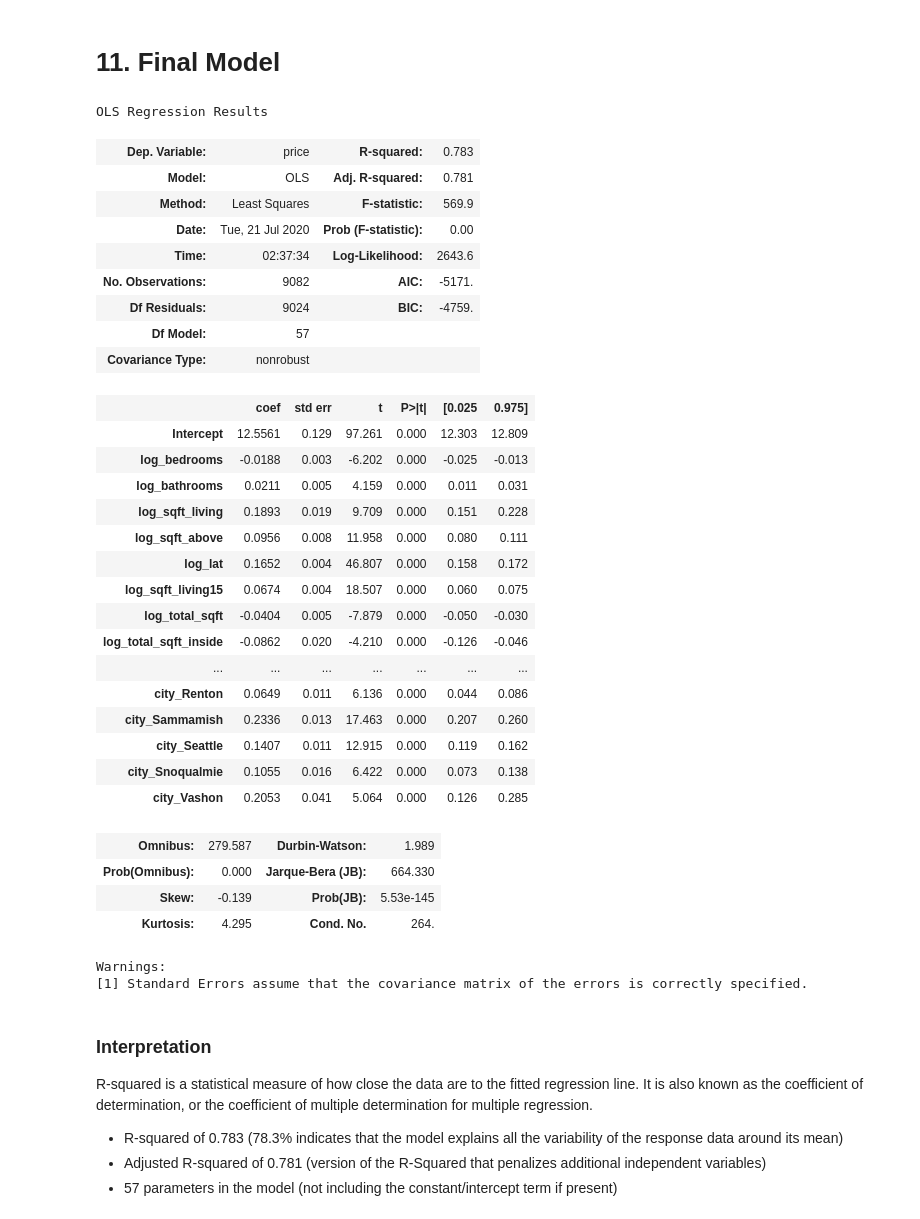
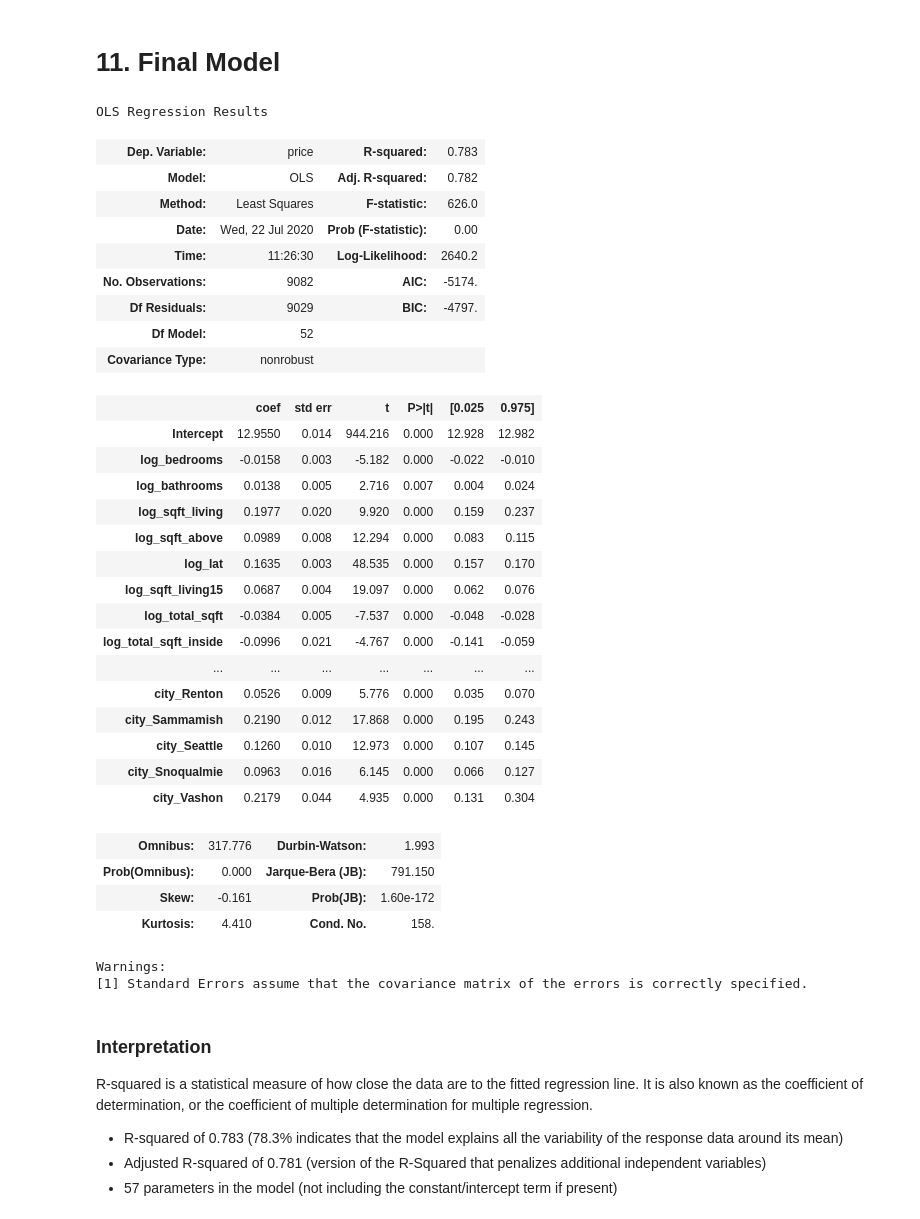
Before and after one commit to ttam37/dsc-mod-2-project-v2-1-onl01-dtsc-ft-052620, a Jupyter notebook: Final Model.ipynb, the cells around one changed output. Saved outputs shown, nothing was run; the diff lists cells and outputs as text; code cells hidden in the pictures.

```diff
--- a/Final Model.ipynb
+++ b/Final Model.ipynb
@@ -264,0 +292,3 @@ model_1_data['price'].hist(bins=30);
+# %%
+model_1_data = pd.concat([model_1_data,dummy_data],axis=1).dropna()
+model_1_data
@@ -264,0 +309,12 @@ model_1_data['price'].hist(bins=30);
+# %%
+# outcome is target
+outcome = 'log_price'
+# x_cols are the predictors
+x_cols = list(model_1_data.drop(['log_price'],axis=1).columns)
+# %%
+# testing regression model with current train data
+pred_sum = '+'.join(x_cols)
+formula = outcome + '~' + pred_sum
+
+model_1_results = ols(formula=formula, data=model_1_data).fit()
+model_1_results.summary()
@@ -311,5 +397,0 @@ y_test: 3028
-# %%
-# outcome is target
-outcome = 'price'
-# x_cols are the predictors
-x_cols = list(x_train_data.columns)
@@ -432,40 +481,40 @@ print(len(p_table),'-->' ,len(x_cols))
 # %%
 # Refit model with subset features
 predictors = '+'.join(x_cols)
 formula = outcome + "~" + predictors
-model_1_results = ols(formula=formula, data=train).fit()
+model_1_results = ols(formula=formula, data=train_data).fit()
 model_1_results.summary()
 # %% [output]
 OLS Regression Results
 | Dep. Variable: | price | R-squared: | 0.783 |
-| Model: | OLS | Adj. R-squared: | 0.781 |
-| Method: | Least Squares | F-statistic: | 569.9 |
-| Date: | Tue, 21 Jul 2020 | Prob (F-statistic): | 0.00 |
-| Time: | 02:37:34 | Log-Likelihood: | 2643.6 |
-| No. Observations: | 9082 | AIC: | -5171. |
-| Df Residuals: | 9024 | BIC: | -4759. |
-| Df Model: | 57 |  |  |
+| Model: | OLS | Adj. R-squared: | 0.782 |
+| Method: | Least Squares | F-statistic: | 626.0 |
+| Date: | Wed, 22 Jul 2020 | Prob (F-statistic): | 0.00 |
+| Time: | 11:26:30 | Log-Likelihood: | 2640.2 |
+| No. Observations: | 9082 | AIC: | -5174. |
+| Df Residuals: | 9029 | BIC: | -4797. |
+| Df Model: | 52 |  |  |
 | Covariance Type: | nonrobust |  |  |
 |  | coef | std err | t | P>|t| | [0.025 | 0.975] |
-| Intercept | 12.5561 | 0.129 | 97.261 | 0.000 | 12.303 | 12.809 |
-| log_bedrooms | -0.0188 | 0.003 | -6.202 | 0.000 | -0.025 | -0.013 |
-| log_bathrooms | 0.0211 | 0.005 | 4.159 | 0.000 | 0.011 | 0.031 |
-| log_sqft_living | 0.1893 | 0.019 | 9.709 | 0.000 | 0.151 | 0.228 |
-| log_sqft_above | 0.0956 | 0.008 | 11.958 | 0.000 | 0.080 | 0.111 |
-| log_lat | 0.1652 | 0.004 | 46.807 | 0.000 | 0.158 | 0.172 |
-| log_sqft_living15 | 0.0674 | 0.004 | 18.507 | 0.000 | 0.060 | 0.075 |
-| log_total_sqft | -0.0404 | 0.005 | -7.879 | 0.000 | -0.050 | -0.030 |
-| log_total_sqft_inside | -0.0862 | 0.020 | -4.210 | 0.000 | -0.126 | -0.046 |
+| Intercept | 12.9550 | 0.014 | 944.216 | 0.000 | 12.928 | 12.982 |
+| log_bedrooms | -0.0158 | 0.003 | -5.182 | 0.000 | -0.022 | -0.010 |
+| log_bathrooms | 0.0138 | 0.005 | 2.716 | 0.007 | 0.004 | 0.024 |
+| log_sqft_living | 0.1977 | 0.020 | 9.920 | 0.000 | 0.159 | 0.237 |
+| log_sqft_above | 0.0989 | 0.008 | 12.294 | 0.000 | 0.083 | 0.115 |
+| log_lat | 0.1635 | 0.003 | 48.535 | 0.000 | 0.157 | 0.170 |
+| log_sqft_living15 | 0.0687 | 0.004 | 19.097 | 0.000 | 0.062 | 0.076 |
+| log_total_sqft | -0.0384 | 0.005 | -7.537 | 0.000 | -0.048 | -0.028 |
+| log_total_sqft_inside | -0.0996 | 0.021 | -4.767 | 0.000 | -0.141 | -0.059 |
 | ... | ... | ... | ... | ... | ... | ... |
-| city_Renton | 0.0649 | 0.011 | 6.136 | 0.000 | 0.044 | 0.086 |
-| city_Sammamish | 0.2336 | 0.013 | 17.463 | 0.000 | 0.207 | 0.260 |
-| city_Seattle | 0.1407 | 0.011 | 12.915 | 0.000 | 0.119 | 0.162 |
-| city_Snoqualmie | 0.1055 | 0.016 | 6.422 | 0.000 | 0.073 | 0.138 |
-| city_Vashon | 0.2053 | 0.041 | 5.064 | 0.000 | 0.126 | 0.285 |
+| city_Renton | 0.0526 | 0.009 | 5.776 | 0.000 | 0.035 | 0.070 |
+| city_Sammamish | 0.2190 | 0.012 | 17.868 | 0.000 | 0.195 | 0.243 |
+| city_Seattle | 0.1260 | 0.010 | 12.973 | 0.000 | 0.107 | 0.145 |
+| city_Snoqualmie | 0.0963 | 0.016 | 6.145 | 0.000 | 0.066 | 0.127 |
+| city_Vashon | 0.2179 | 0.044 | 4.935 | 0.000 | 0.131 | 0.304 |
-| Omnibus: | 279.587 | Durbin-Watson: | 1.989 |
-| Prob(Omnibus): | 0.000 | Jarque-Bera (JB): | 664.330 |
-| Skew: | -0.139 | Prob(JB): | 5.53e-145 |
-| Kurtosis: | 4.295 | Cond. No. | 264. |
+| Omnibus: | 317.776 | Durbin-Watson: | 1.993 |
+| Prob(Omnibus): | 0.000 | Jarque-Bera (JB): | 791.150 |
+| Skew: | -0.161 | Prob(JB): | 1.60e-172 |
+| Kurtosis: | 4.410 | Cond. No. | 158. |
 Warnings:
 [1] Standard Errors assume that the covariance matrix of the errors is correctly specified.
 # %% [markdown]
```
Also changed, not shown: parts of 25 cells of this notebook, 3 other files.
